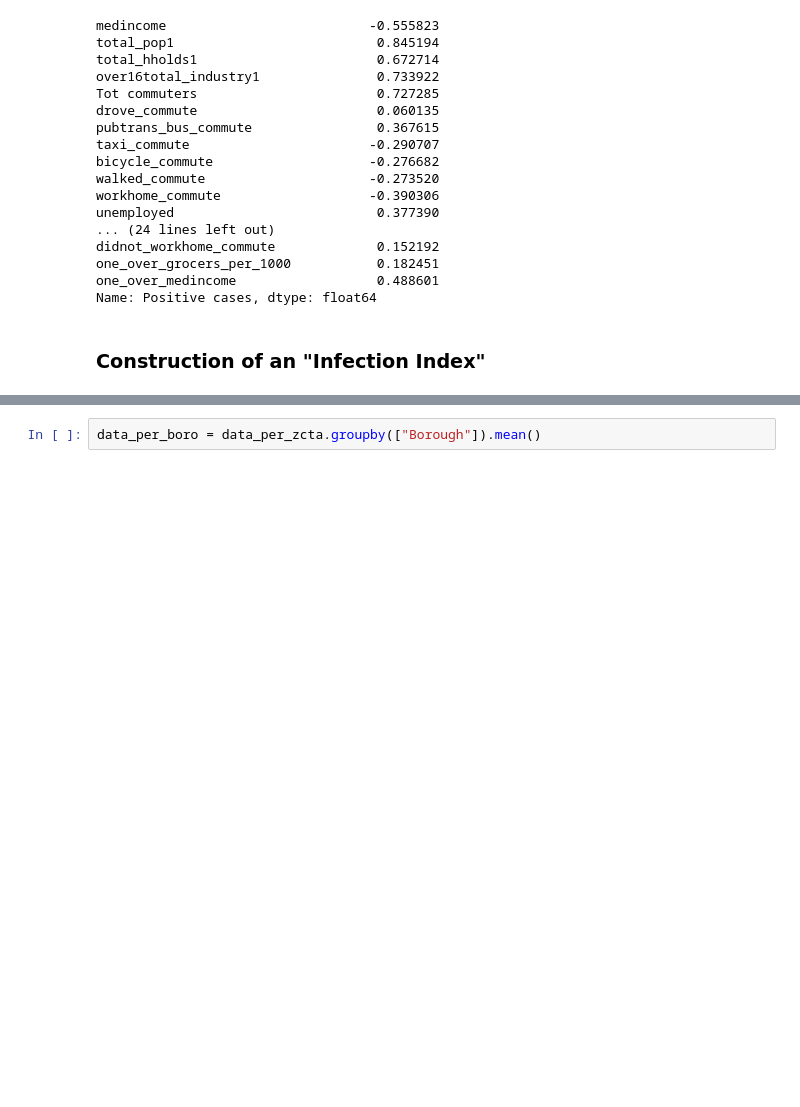
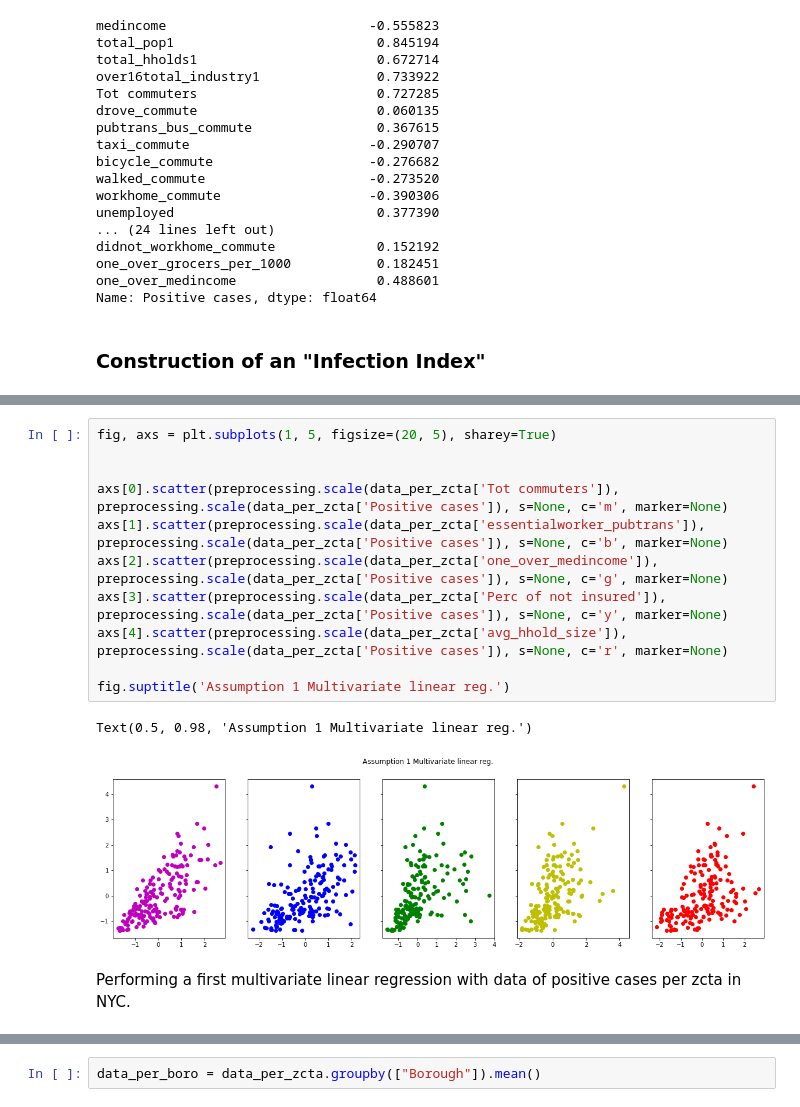
Before and after one commit to ClaudiaDeceglie/Thesis_NYC_covid19, a Jupyter notebook: Analysis on socio-demographic data from NYC gov, Census Bureau, NYC Health.ipynb, the cells around one changed output, grey strips where cells are left out. Cells and saved outputs as stored; diff of their text form; blank space fills up the shorter version.

Commit message:
Add files via upload
Update of Analysis and regression

```diff
--- a/Analysis on socio-demographic data from NYC gov, Census Bureau, NYC Health.ipynb
+++ b/Analysis on socio-demographic data from NYC gov, Census Bureau, NYC Health.ipynb
@@ -103,0 +125,16 @@ The choice of variables that most reppresent an indicator of social disadvantage
+# %%
+fig, axs = plt.subplots(1, 5, figsize=(20, 5), sharey=True)
+
+
+axs[0].scatter(preprocessing.scale(data_per_zcta['Tot commuters']), preprocessing.scale(data_per_zcta['Positive cases']), s=None, c='m', marker=None)
+axs[1].scatter(preprocessing.scale(data_per_zcta['essentialworker_pubtrans']), preprocessing.scale(data_per_zcta['Positive cases']), s=None, c='b', marker=None)
+axs[2].scatter(preprocessing.scale(data_per_zcta['one_over_medincome']), preprocessing.scale(data_per_zcta['Positive cases']), s=None, c='g', marker=None)
+axs[3].scatter(preprocessing.scale(data_per_zcta['Perc of not insured']), preprocessing.scale(data_per_zcta['Positive cases']), s=None, c='y', marker=None)
+axs[4].scatter(preprocessing.scale(data_per_zcta['avg_hhold_size']), preprocessing.scale(data_per_zcta['Positive cases']), s=None, c='r', marker=None)
+
+fig.suptitle('Assumption 1 Multivariate linear reg.')
+# %% [output]
+Text(0.5, 0.98, 'Assumption 1 Multivariate linear reg.')
+[figure, added]
+# %% [markdown]
+Performing a first multivariate linear regression with data of positive cases per zcta in NYC.
```
Also changed, not shown: parts of 16 cells of this notebook.
